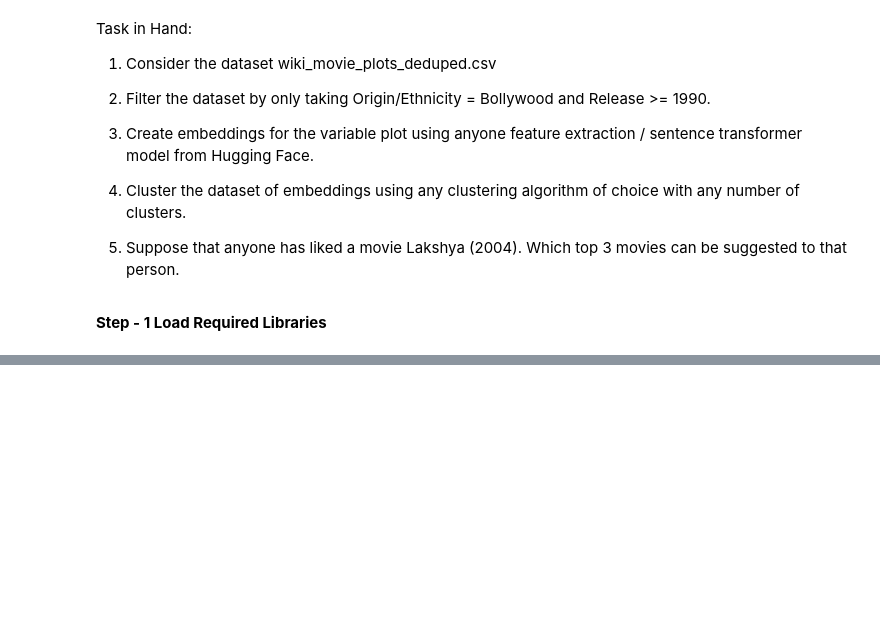
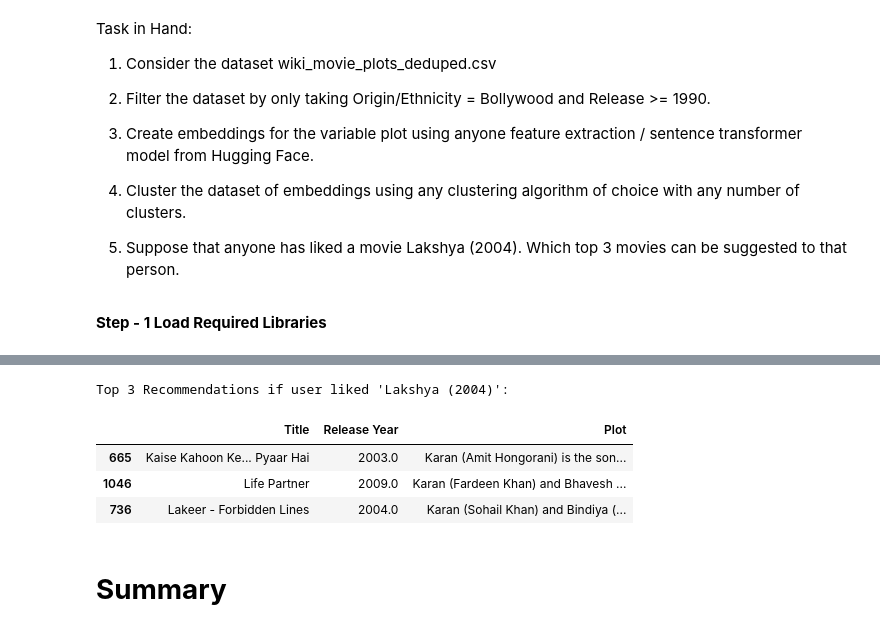
Before and after one commit to SandySingh72/DATA_Analytics, a Jupyter notebook: Project - Suggest Movies Based on Liking.ipynb, the cells around one changed output, grey strips where cells are left out. Cells and saved outputs as stored; diff of their text form; code cells hidden in the pictures; blank space fills up the shorter version.

```diff
--- a/Project - Suggest Movies Based on Liking.ipynb
+++ b/Project - Suggest Movies Based on Liking.ipynb
@@ -162,0 +136,25 @@ y_pred = best_model.predict(x_test)
+# %%
+#Find index of Lakshya (2004)
+lakshya_index = df_filtered[df_filtered['Title'].str.lower().str.contains('lakshya') & (df_filtered['Release Year'] == 2004)].index
+
+if len(lakshya_index) == 0:
+    print("Lakshya (2004) not found!")
+else:
+    lakshya_vec = embeddings[lakshya_index[0]]
+
+    #Compute similarities
+    similarities = cosine_similarity([lakshya_vec], embeddings)[0]
+
+    #Get top 3 similar movie
+    top_indices = similarities.argsort()[::-1][1:4]
+    recommendations = df_filtered.iloc[top_indices][['Title', 'Release Year', 'Plot']]
+    print("Top 3 Recommendations if user liked 'Lakshya (2004)':")
+    display(recommendations)
+# %% [output]
+Top 3 Recommendations if user liked 'Lakshya (2004)':
+|  | Title | Release Year | Plot |
+| 665 | Kaise Kahoon Ke... Pyaar Hai | 2003.0 | Karan (Amit Hongorani) is the son... |
+| 1046 | Life Partner | 2009.0 | Karan (Fardeen Khan) and Bhavesh ... |
+| 736 | Lakeer - Forbidden Lines | 2004.0 | Karan (Sohail Khan) and Bindiya (... |
+# %% [markdown]
+# **Summary**
```
Also changed, not shown: parts of 35 cells of this notebook.
